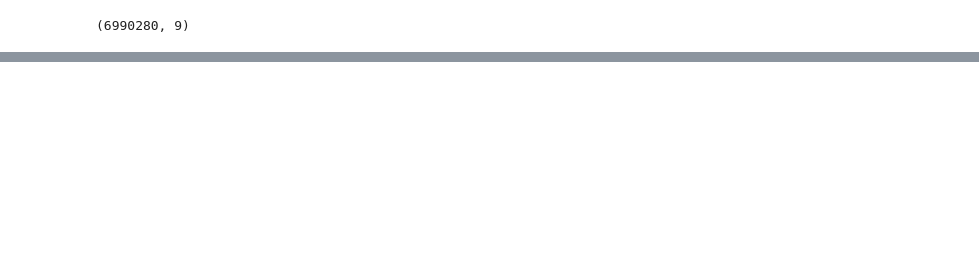
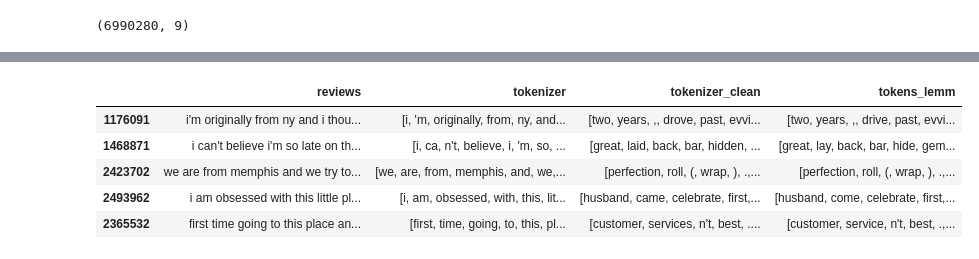
Before and after one commit to Dimasaur/scorecast, a Jupyter notebook: notebooks/notebook_gen_dima.ipynb, the cells around one changed output, grey strips where cells are left out. Cells and saved outputs as stored; diff of their text form; code cells hidden in the pictures; blank space fills up the shorter version.

```diff
--- a/notebooks/notebook_gen_dima.ipynb
+++ b/notebooks/notebook_gen_dima.ipynb
@@ -297,0 +171,2 @@ weighted_words = pd.DataFrame(tf_idf_vectorizer.fit_transform(vector_input).toar
+# %%
+df_pos_sample['tokenizer'] = df_pos_sample["reviews"].apply(word_tokenize)
@@ -297,0 +182,14 @@ weighted_words = pd.DataFrame(tf_idf_vectorizer.fit_transform(vector_input).toar
+# %%
+def clean_stopwords(df_pos_sample):
+    stop_words = set(stopwords.words('english'))
+    df_sample_tokens = df_res_sample.tokenizer
+
+    df_tokens_clean = []
+    for list in df_sample_tokens:
+        for w in list:
+            tokens_clean = [w for w in list if not w in stop_words]
+        df_tokens_clean.append(tokens_clean)
+
+    return df_tokens_clean
+
+df_pos_sample['tokenizer_clean'] = clean_stopwords(df_pos_sample)
@@ -297,0 +205,21 @@ weighted_words = pd.DataFrame(tf_idf_vectorizer.fit_transform(vector_input).toar
+# %%
+def lemmatize_verb_nount(lemmatize_input):
+    # lemmatize the verb
+    sample_lemmatize_v = []
+    for review in lemmatize_input:
+        review_lemmatized_verb = [
+        WordNetLemmatizer().lemmatize(word,pos='v')
+        for word in review
+        ]
+        sample_lemmatize_v.append(review_lemmatized_verb)
+
+    #lemmatizing the nouns
+    sample_lemmatize_v_n = []
+    for review in sample_lemmatize_v:
+        review_lemmatized_noun = [
+        WordNetLemmatizer().lemmatize(word,pos='v')
+        for word in review
+        ]
+        sample_lemmatize_v_n.append(review_lemmatized_noun)
+
+    return sample_lemmatize_v_n
@@ -297,0 +228,9 @@ weighted_words = pd.DataFrame(tf_idf_vectorizer.fit_transform(vector_input).toar
+# %%
+df_pos_sample.head()
+# %% [output]
+|  | reviews | tokenizer | tokenizer_clean | tokens_lemm |
+| 1176091 | i'm originally from ny and i thou... | [i, 'm, originally, from, ny, and... | [two, years, ,, drove, past, evvi... | [two, years, ,, drive, past, evvi... |
+| 1468871 | i can't believe i'm so late on th... | [i, ca, n't, believe, i, 'm, so, ... | [great, laid, back, bar, hidden, ... | [great, lay, back, bar, hide, gem... |
+| 2423702 | we are from memphis and we try to... | [we, are, from, memphis, and, we,... | [perfection, roll, (, wrap, ), .,... | [perfection, roll, (, wrap, ), .,... |
+| 2493962 | i am obsessed with this little pl... | [i, am, obsessed, with, this, lit... | [husband, came, celebrate, first,... | [husband, come, celebrate, first,... |
+| 2365532 | first time going to this place an... | [first, time, going, to, this, pl... | [customer, services, n't, best, .... | [customer, service, n't, best, .,... |
```
Also changed, not shown: parts of 54 cells of this notebook.
